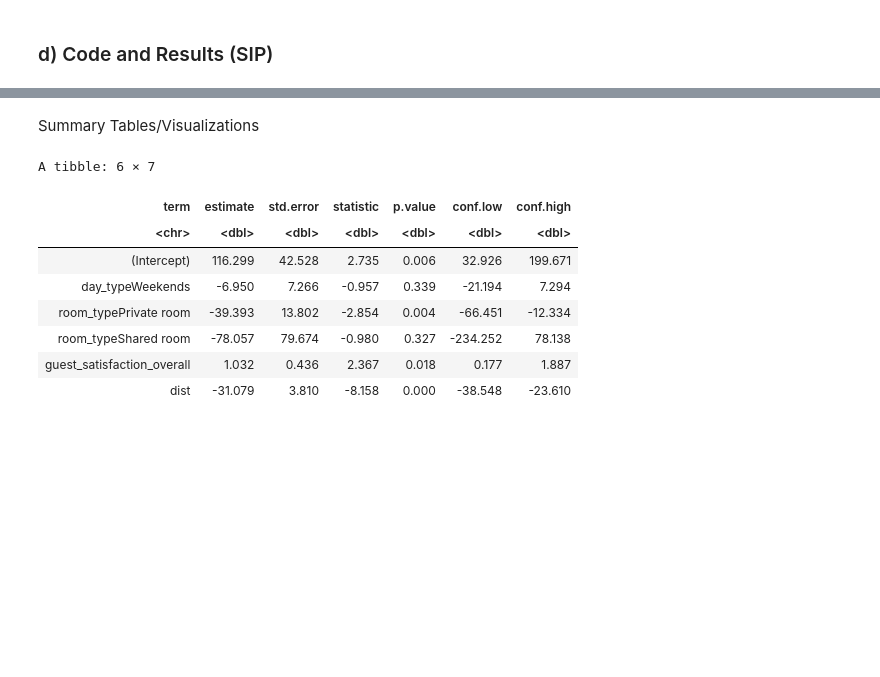
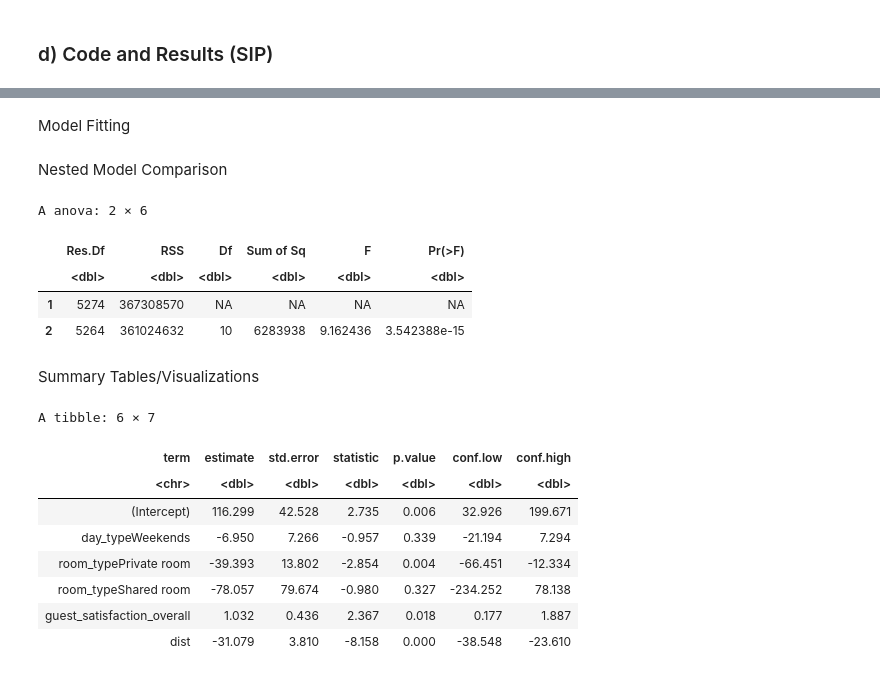
Before and after one commit to XH-DP3/STAT-301-Project-Final-Report---Group-33, a Jupyter notebook: Group 33 Final Report.ipynb, the cells around one changed output, grey strips where cells are left out. Drawn from its saved outputs; the diff is of its cells as text; code cells hidden in the pictures; blank space fills up the shorter version.

```diff
--- a/Group 33 Final Report.ipynb
+++ b/Group 33 Final Report.ipynb
@@ -221,3 +338,21 @@ model1 <- lm(realSum ~ day_type + room_type + guest_satisfaction_overall + dist,
+# %% [markdown]
+Model Fitting
+# %%
+# This model contains all the predictors selected after VIF check
+model_full <- lm(realSum ~ . - room_shared - room_private - attr_index - attr_index_norm - rest_index - rest_index_norm, data = athens)
+# %%
+# This model contains the predictors that we believe are more relevant based on EDA and our research question
+model_reduced <- lm(realSum ~ day_type + room_type + guest_satisfaction_overall + dist, data = athens)
+# %% [markdown]
+Nested Model Comparison
+# %%
+anova(model_reduced, model_full)
+# %% [output]
+A anova: 2 × 6
+|  | Res.Df | RSS | Df | Sum of Sq | F | Pr(>F) |
+|  | <dbl> | <dbl> | <dbl> | <dbl> | <dbl> | <dbl> |
+| 1 | 5274 | 367308570 | NA | NA | NA | NA |
+| 2 | 5264 | 361024632 | 10 | 6283938 | 9.162436 | 3.542388e-15 |
 # %% [markdown]
 Summary Tables/Visualizations
 # %%
```
Also changed, not shown: parts of 9 cells of this notebook.
